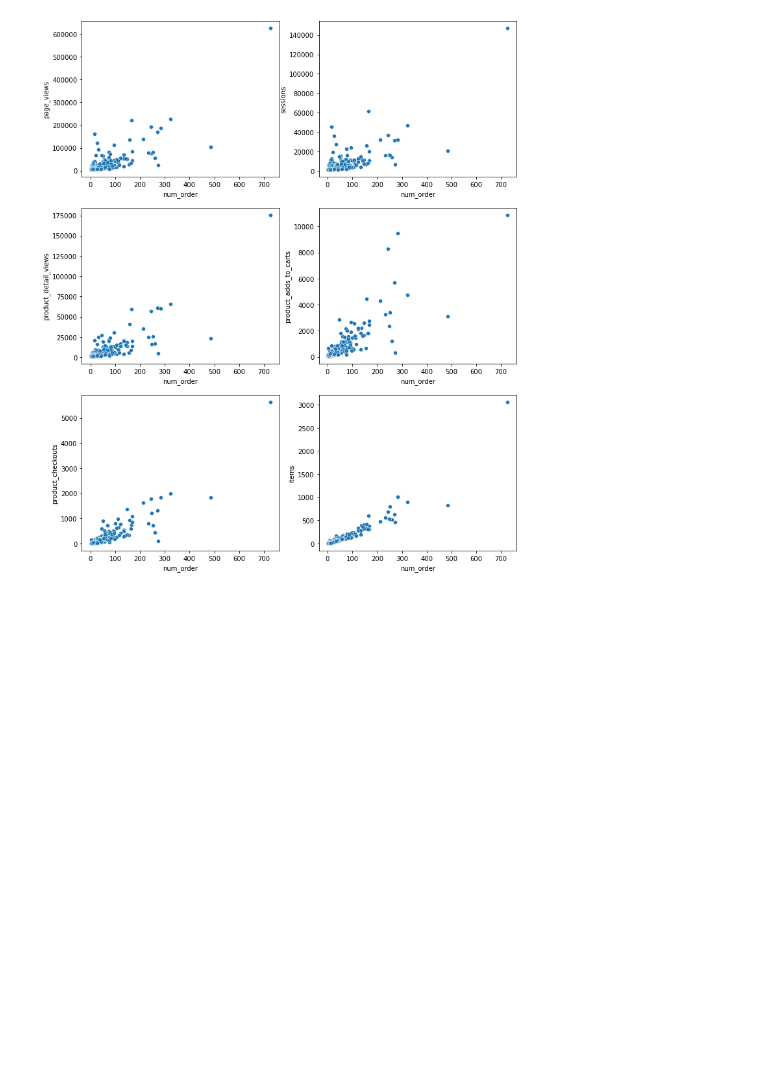
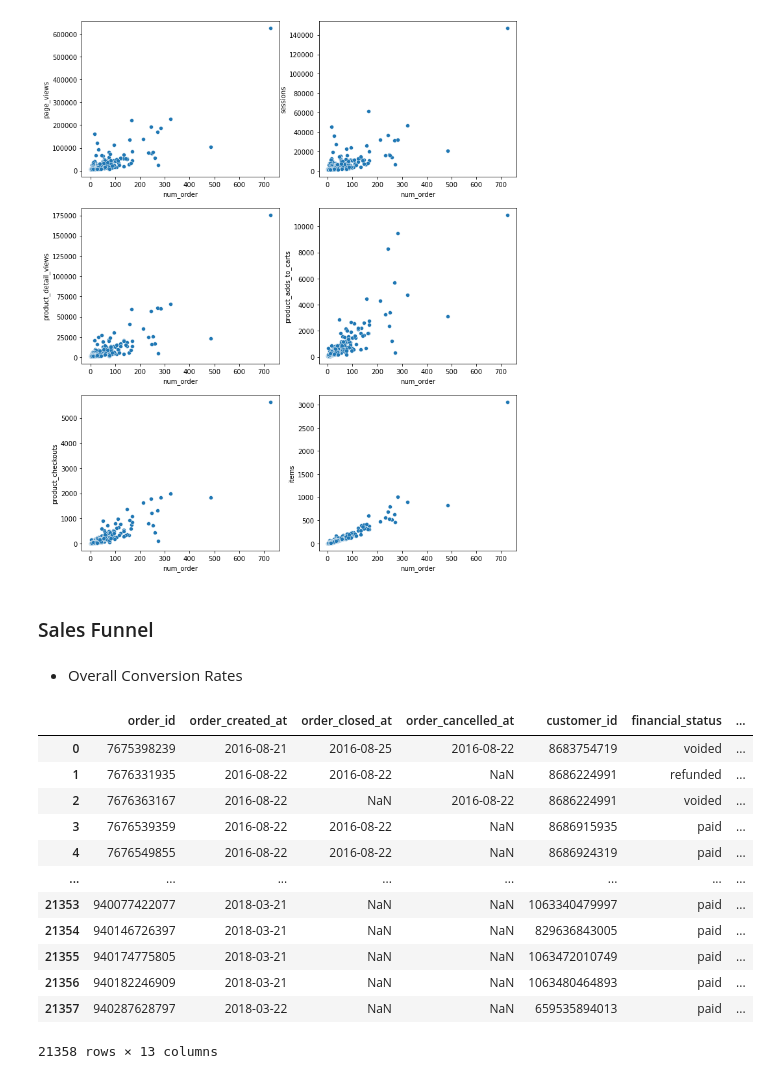
Before and after one commit to ryq99/Use_Case_Backlogs, a Jupyter notebook: ecommerce-project.ipynb, the cells around one changed output. Cells and saved outputs as stored; diff of their text form; code cells hidden in the pictures; blank space fills up the shorter version.

Commit message:
finished sales funnel analysis

```diff
--- a/ecommerce-project.ipynb
+++ b/ecommerce-project.ipynb
@@ -495,0 +438,20 @@ sns.scatterplot(data=cor_traf_item, y='items', x='num_order', ax=ax6);
+# %% [markdown]
+### Sales Funnel
+# %% [markdown]
+* Overall Conversion Rates
+# %%
+orders
+# %% [output]
+|  | order_id | order_created_at | order_closed_at | order_cancelled_at | customer_id | financial_status | ... |
+| 0 | 7675398239 | 2016-08-21 | 2016-08-25 | 2016-08-22 | 8683754719 | voided | ... |
+| 1 | 7676331935 | 2016-08-22 | 2016-08-22 | NaN | 8686224991 | refunded | ... |
+| 2 | 7676363167 | 2016-08-22 | NaN | 2016-08-22 | 8686224991 | voided | ... |
+| 3 | 7676539359 | 2016-08-22 | 2016-08-22 | NaN | 8686915935 | paid | ... |
+| 4 | 7676549855 | 2016-08-22 | 2016-08-22 | NaN | 8686924319 | paid | ... |
+| ... | ... | ... | ... | ... | ... | ... | ... |
+| 21353 | 940077422077 | 2018-03-21 | NaN | NaN | 1063340479997 | paid | ... |
+| 21354 | 940146726397 | 2018-03-21 | NaN | NaN | 829636843005 | paid | ... |
+| 21355 | 940174775805 | 2018-03-21 | NaN | NaN | 1063472010749 | paid | ... |
+| 21356 | 940182246909 | 2018-03-21 | NaN | NaN | 1063480464893 | paid | ... |
+| 21357 | 940287628797 | 2018-03-22 | NaN | NaN | 659535894013 | paid | ... |
+21358 rows × 13 columns
```
Also changed, not shown: parts of 7 cells of this notebook.
